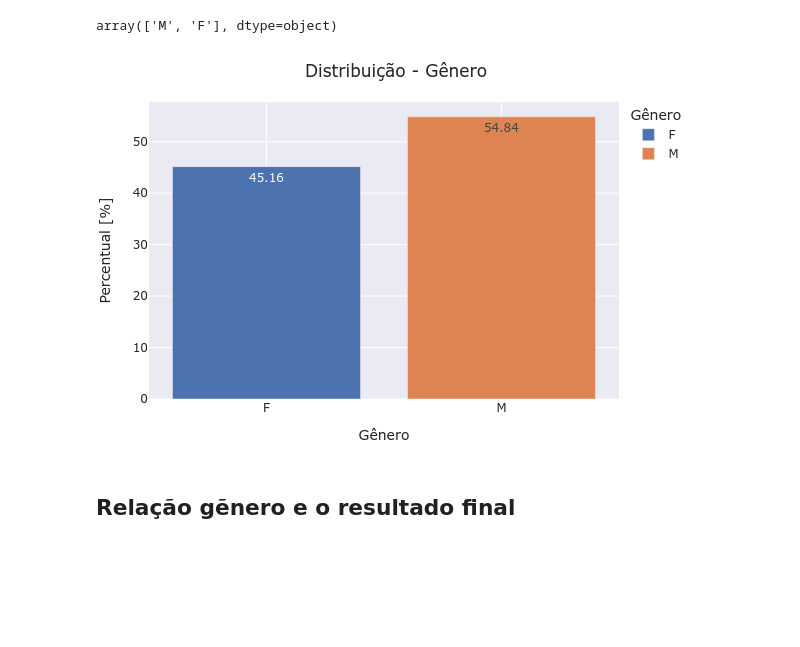
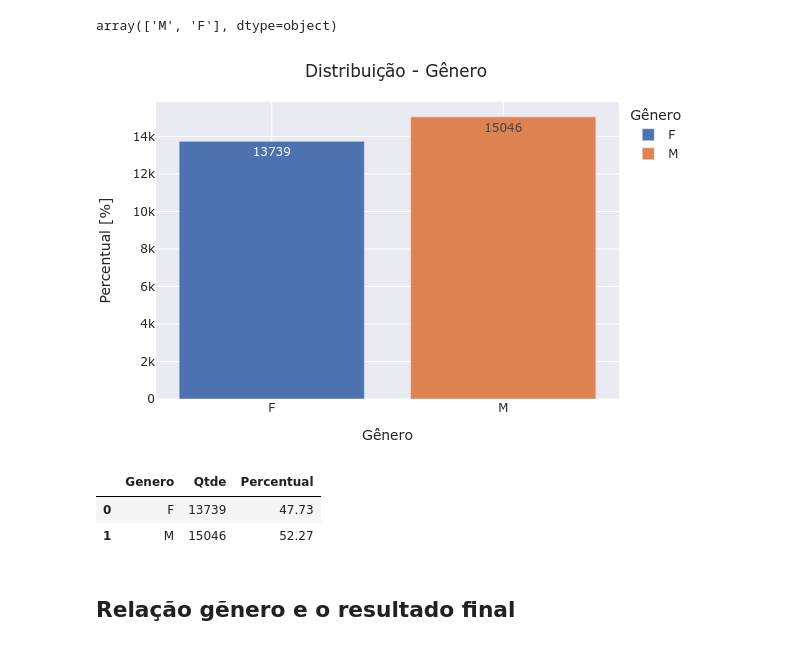
Before and after one commit to WanderScheidegger/OULAD_trybe, a Jupyter notebook: case_eda.ipynb, the cells around one changed output. Drawn from its saved outputs; the diff is of its cells as text; code cells hidden in the pictures; blank space fills up the shorter version.

```diff
--- a/case_eda.ipynb
+++ b/case_eda.ipynb
@@ -204,29 +208,36 @@ studentInfo['gender'].unique()
 array(['M', 'F'], dtype=object)
 # %%
 #plota as quantidades
-genero = studentInfo.groupby('gender').agg({'id_student':'count'}).reset_index().\
+genero = studentInfo[['id_student', 'gender']].drop_duplicates().groupby('gender').\
+    agg({'id_student':'count'}).reset_index().\
     rename(columns={"gender": "Genero", 'id_student': 'Qtde'})
 
 genero['Percentual'] = genero.apply(lambda x: round(100 * (x['Qtde'] / genero['Qtde'].sum()),2), axis=1)
 
-fig = px.bar(genero, x='Genero', y='Percentual', \
-    text='Percentual', color='Genero',  hover_data=['Qtde'],\
+fig = px.bar(genero, x='Genero', y='Qtde', \
+    text='Qtde', color='Genero',  hover_data=['Qtde'],\
         template="seaborn")
 
 fig.update_layout(
     margin=dict(l=20, r=50, t=50, b=20),
     title = 'Distribuição - Gênero',
     xaxis_title="Gênero",
     yaxis_title="Percentual [%]",
     legend_title="Gênero",
     width=600,
     height=400,
     uniformtext_minsize=10,
     uniformtext_mode='hide',
 )
 fig.show("png")
 # %% [output]
-[figure, old version]
+[figure, new version]
+# %%
+genero
+# %% [output]
+|  | Genero | Qtde | Percentual |
+| 0 | F | 13739 | 47.73 |
+| 1 | M | 15046 | 52.27 |
 # %% [markdown]
 ## Relação gẽnero e o resultado final
 # %%
```
Also changed, not shown: parts of 21 cells of this notebook.
